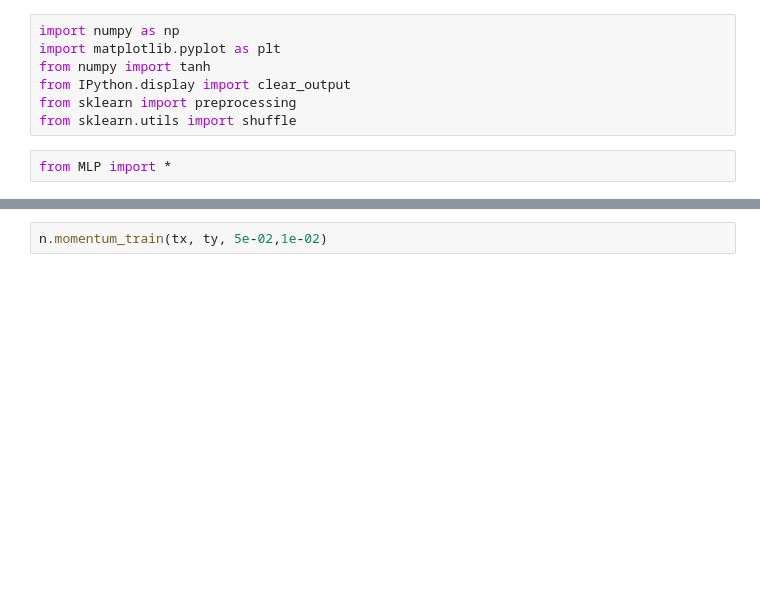
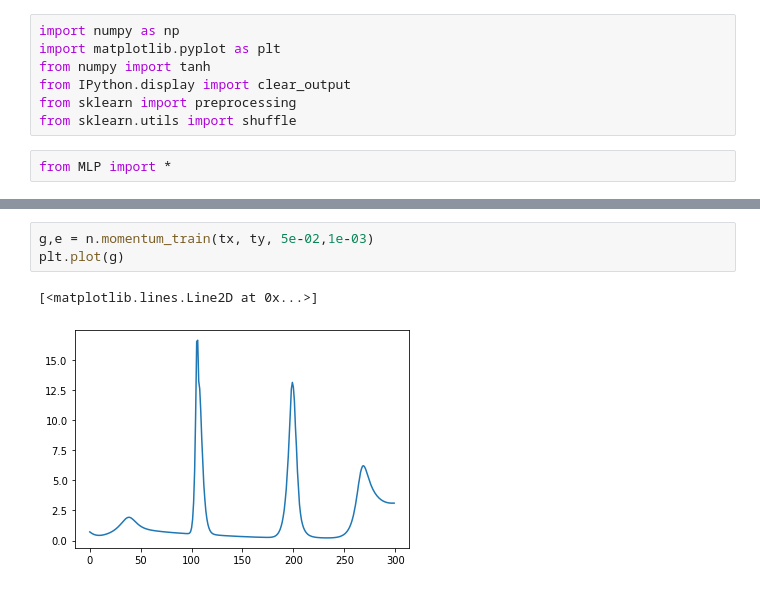
Before and after one commit to sd3ntato/CM_project, a Jupyter notebook: test_notebook.ipynb, the cells around one changed output, grey strips where cells are left out. Drawn from its saved outputs; the diff is of its cells as text; blank space fills up the shorter version.

```diff
--- a/test_notebook.ipynb
+++ b/test_notebook.ipynb
@@ -30,5 +35,9 @@ print( MSE(outs,ty))
 # %%
-n.momentum_train(tx, ty, 5e-02,1e-02)
+g,e = n.momentum_train(tx, ty, 5e-02,1e-03)
+plt.plot(g)
+# %% [output]
+[<matplotlib.lines.Line2D at 0x...>]
+[figure, added]
 # %%
 plt.plot(tx,ty,label='target function')
 outs = n.supply_sequence(tx)
```
Also changed, not shown: parts of 3 cells of this notebook, 3 other files.
